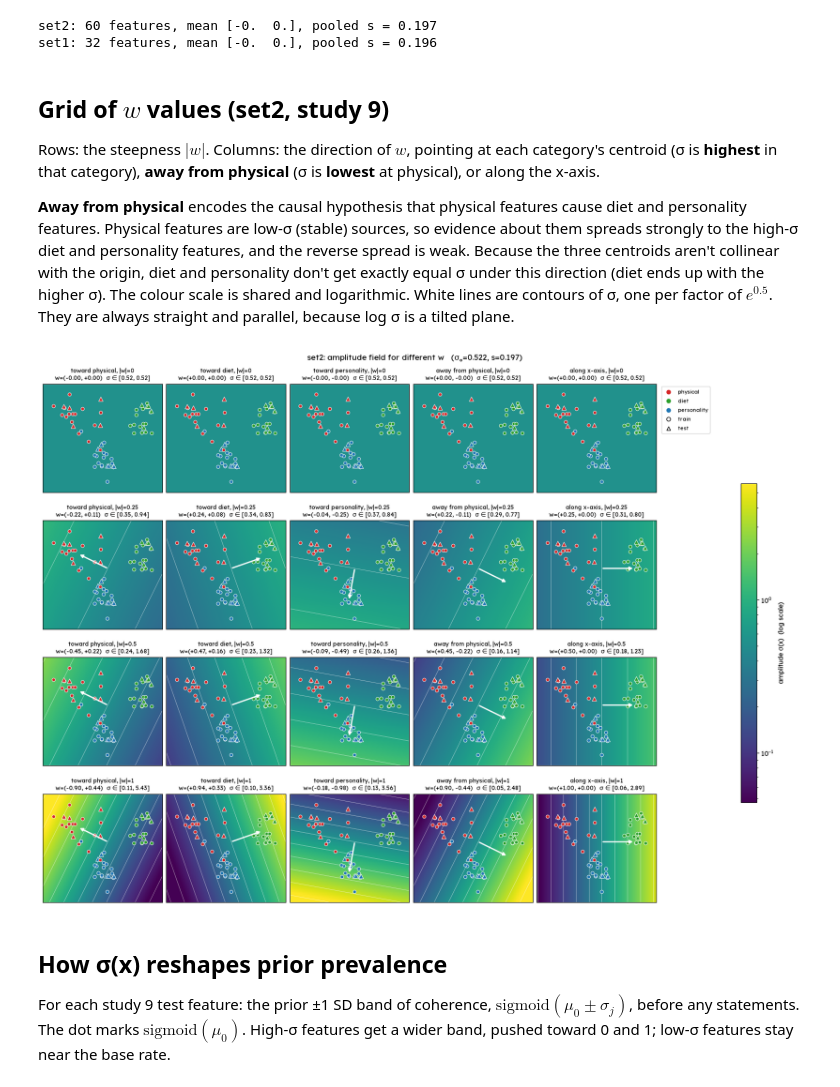
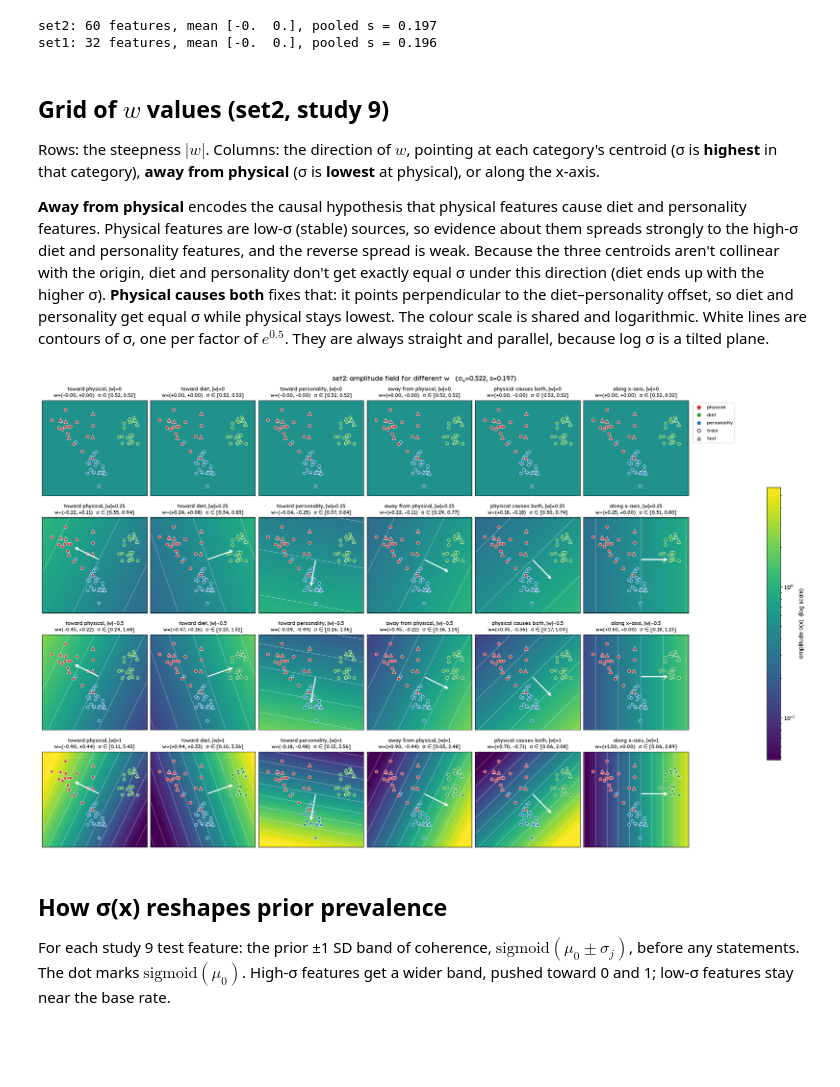
Before and after one commit to mariannazhang/compgenerics, a Jupyter notebook: model/per-feature-prevalence/amplitude-field-viz.ipynb, the cells around one changed output. Drawn from its saved outputs; the diff is of its cells as text; code cells hidden in the pictures; blank space fills up the shorter version.

```diff
--- a/model/per-feature-prevalence/amplitude-field-viz.ipynb
+++ b/model/per-feature-prevalence/amplitude-field-viz.ipynb
@@ -108,7 +108,7 @@ def legend_handles(df):
 
 Rows: the steepness $|w|$. Columns: the direction of $w$, pointing at each category's centroid (σ is **highest** in that category), **away from physical** (σ is **lowest** at physical), or along the x-axis.
 
-**Away from physical** encodes the causal hypothesis that physical features cause diet and personality features. Physical features are low-σ (stable) sources, so evidence about them spreads strongly to the high-σ diet and personality features, and the reverse spread is weak. Because the three centroids aren't collinear with the origin, diet and personality don't get exactly equal σ under this direction (diet ends up with the higher σ). The colour scale is shared and logarithmic. White lines are contours of σ, one per factor of $e^{0.5}$. They are always straight and parallel, because log σ is a tilted plane.
+**Away from physical** encodes the causal hypothesis that physical features cause diet and personality features. Physical features are low-σ (stable) sources, so evidence about them spreads strongly to the high-σ diet and personality features, and the reverse spread is weak. Because the three centroids aren't collinear with the origin, diet and personality don't get exactly equal σ under this direction (diet ends up with the higher σ). **Physical causes both** fixes that: it points perpendicular to the diet–personality offset, so diet and personality get equal σ while physical stays lowest. The colour scale is shared and logarithmic. White lines are contours of σ, one per factor of $e^{0.5}$. They are always straight and parallel, because log σ is a tilted plane.
 # %%
 def direction_columns(df, X):
     cols = {}
@@ -116,34 +116,42 @@ def direction_columns(df, X):
         if cat in set(df.category):
             c = df.loc[df.category == cat, ['x_2d', 'y_2d']].values.mean(0)
             cols[f'toward {short(cat)}'] = c / np.linalg.norm(c)
     if 'toward physical' in cols:
         # causal hypothesis: physical causes diet/personality -> sigma lowest at physical
         cols['away from physical'] = -cols['toward physical']
+    cents = {c: df.loc[df.category == c, ['x_2d', 'y_2d']].values.mean(0)
+             for c in ['physical', 'diet_preferences', 'personality_behaviors'] if c in set(df.category)}
+    if len(cents) == 3:
+        # physical causes BOTH equally: perpendicular to the diet-personality offset (so diet and
+        # personality get equal sigma), signed so sigma is lowest at physical
+        d = cents['diet_preferences'] - cents['personality_behaviors']
+        u = np.array([d[1], -d[0]]) / np.linalg.norm(d)
+        cols['physical causes both'] = u if cents['physical'] @ u < 0 else -u
     cols['along x-axis'] = np.array([1.0, 0.0])
     return cols
 
 def plot_w_grid(name, mags=(0, 0.25, 0.5, 1.0), directions=None):
     df, X, s = sets[name]
     gx, gy, G = grid_for(X)
     dirs = directions or direction_columns(df, X)
     norm = LogNorm(vmin=SIGMA0 * np.exp(-4 * max(mags) * 0.6), vmax=SIGMA0 * np.exp(4 * max(mags) * 0.6))
     fig, axes = plt.subplots(len(mags), len(dirs), figsize=(3.2 * len(dirs), 3.0 * len(mags)),
                              constrained_layout=True)
     for i, m in enumerate(mags):
         for j, (dname, u) in enumerate(dirs.items()):
             w = m * u
             im = draw_field(axes[i, j], df, X, s, w, norm, gx, gy, G)
             S_feat = amp(X, w, s)
             axes[i, j].set_title(f'{dname}, |w|={m:g}\nw=({w[0]:+.2f}, {w[1]:+.2f})  '
                                  f'σ ∈ [{S_feat.min():.2f}, {S_feat.max():.2f}]', fontsize=9)
     fig.colorbar(im, ax=axes, shrink=0.6, label='amplitude σ(x)  (log scale)')
     axes[0, -1].legend(handles=legend_handles(df), loc='upper left', bbox_to_anchor=(1.02, 1), fontsize=8)
     fig.suptitle(f'{name}: amplitude field for different w   (σ₀={SIGMA0}, s={s:.3f})')
     plt.show()
 
 plot_w_grid('set2')
 # %% [output]
-[figure, old version]
+[figure, new version]
 # %% [markdown]
 ## How σ(x) reshapes prior prevalence
 
```
Also changed, not shown: parts of 1 cell of this notebook, 14 other files.
